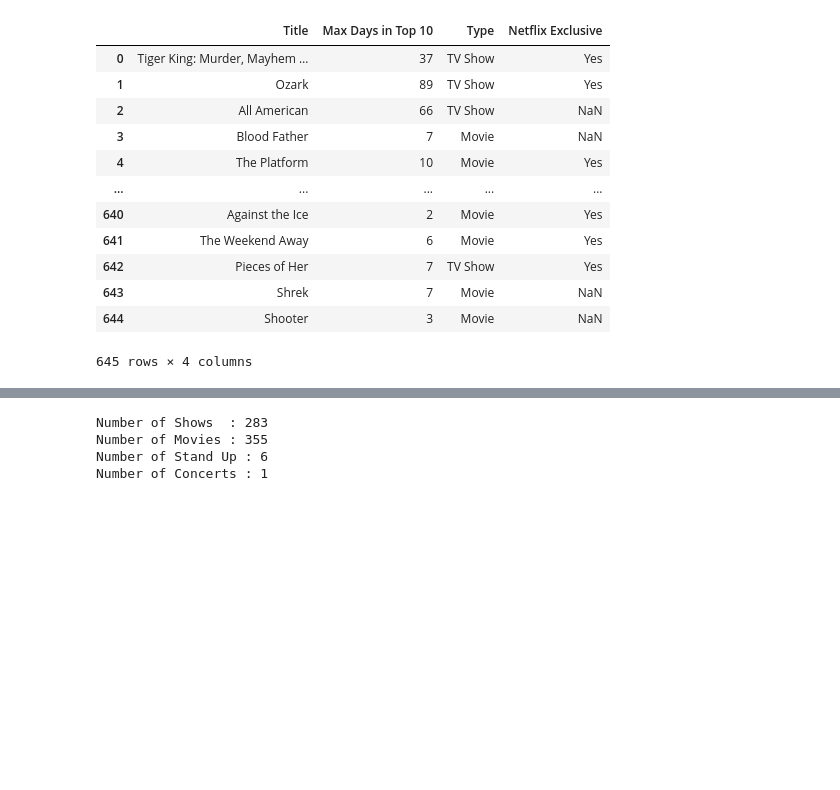
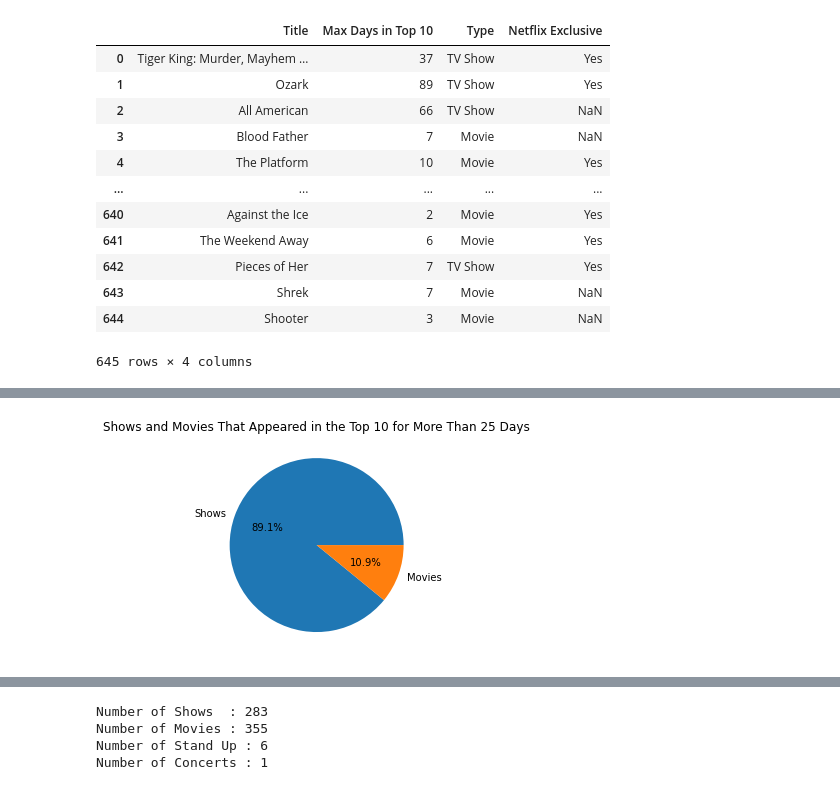
Before and after one commit to Costilrt/The-First-Project, a Jupyter notebook: netflix-project-matthew.ipynb, the cells around one changed output, grey strips where cells are left out. Cells and saved outputs as stored; diff of their text form; code cells hidden in the pictures; blank space fills up the shorter version.

```diff
--- a/netflix-project-matthew.ipynb
+++ b/netflix-project-matthew.ipynb
@@ -462,0 +367,16 @@ max_days_in_top_10_df
+# %%
+# We filter by things that were in the top 10 for more than 25 days
+
+shows_in_top_10_for_more_than_25_days = max_days_in_top_10_df.loc[max_days_in_top_10_df["Max Days in Top 10"] >= 25]
+
+show_pie = len(shows_in_top_10_for_more_than_25_days.loc[shows_in_top_10_for_more_than_25_days["Type"] == "TV Show"])
+movies_pie = len(shows_in_top_10_for_more_than_25_days.loc[shows_in_top_10_for_more_than_25_days["Type"] == "Movie"])
+netflix_pie = len(shows_in_top_10_for_more_than_25_days.loc[shows_in_top_10_for_more_than_25_days["Netflix Exclusive"] == "Yes"])
+non_netflix_pie = len(shows_in_top_10_for_more_than_25_days.loc[shows_in_top_10_for_more_than_25_days["Netflix Exclusive"] != "Yes"])
+
+fig1, ax1 = plt.subplots()
+ax1.pie([show_pie, movies_pie], labels=["Shows", "Movies"], autopct='%1.1f%%')
+plt.title("Shows and Movies That Appeared in the Top 10 for More Than 25 Days")
+plt.show()
+# %% [output]
+[figure, added]
```
Also changed, not shown: parts of 33 cells of this notebook, 5 other files.
